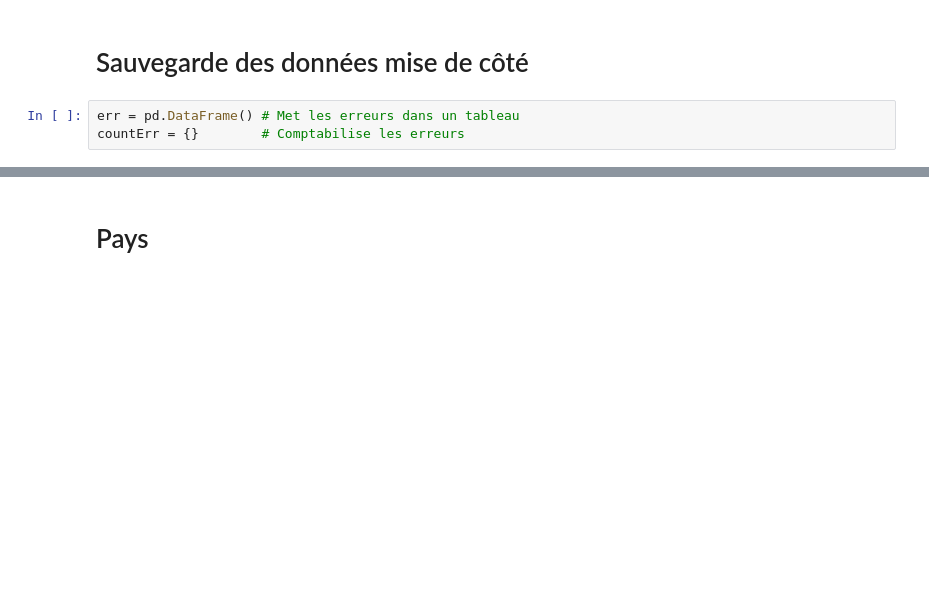
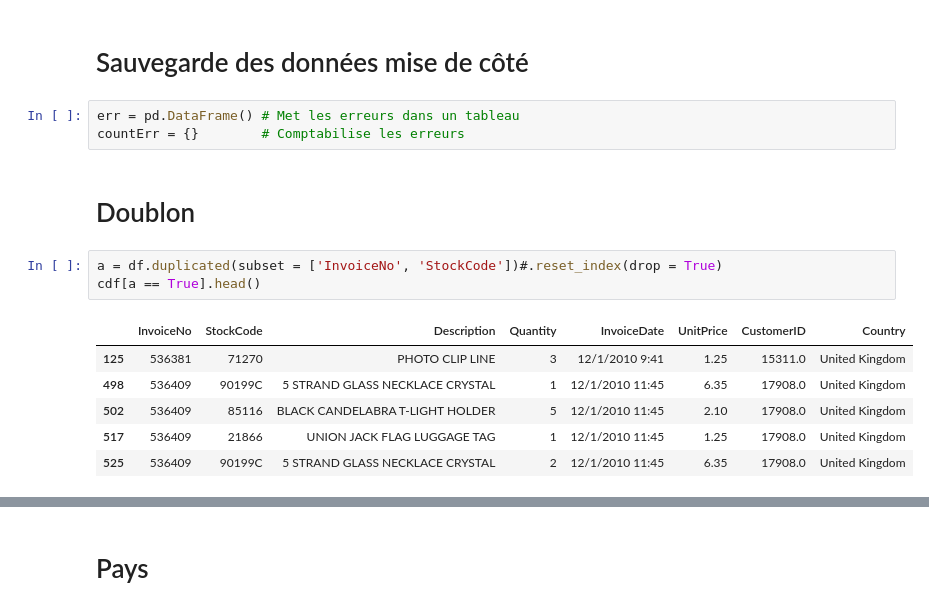
Before and after one commit to DevIA05/1C, a Jupyter notebook: ressource/ETL/script.ipynb, the cells around one changed output, grey strips where cells are left out. Saved outputs shown, nothing was run; the diff lists cells and outputs as text; blank space fills up the shorter version.

```diff
--- a/ressource/ETL/script.ipynb
+++ b/ressource/ETL/script.ipynb
@@ -59,3 +59,15 @@ array(['InvoiceNo', 'StockCode', 'Description', 'Quantity', 'InvoiceDate',
 # %%
 err = pd.DataFrame() # Met les erreurs dans un tableau
 countErr = {}        # Comptabilise les erreurs
+# %% [markdown]
+# Doublon
+# %%
+a = df.duplicated(subset = ['InvoiceNo', 'StockCode'])#.reset_index(drop = True)
+cdf[a == True].head()
+# %% [output]
+|  | InvoiceNo | StockCode | Description | Quantity | InvoiceDate | UnitPrice | CustomerID | Country |
+| 125 | 536381 | 71270 | PHOTO CLIP LINE | 3 | 12/1/2010 9:41 | 1.25 | 15311.0 | United Kingdom |
+| 498 | 536409 | 90199C | 5 STRAND GLASS NECKLACE CRYSTAL | 1 | 12/1/2010 11:45 | 6.35 | 17908.0 | United Kingdom |
+| 502 | 536409 | 85116 | BLACK CANDELABRA T-LIGHT HOLDER | 5 | 12/1/2010 11:45 | 2.10 | 17908.0 | United Kingdom |
+| 517 | 536409 | 21866 | UNION JACK FLAG LUGGAGE TAG | 1 | 12/1/2010 11:45 | 1.25 | 17908.0 | United Kingdom |
+| 525 | 536409 | 90199C | 5 STRAND GLASS NECKLACE CRYSTAL | 2 | 12/1/2010 11:45 | 6.35 | 17908.0 | United Kingdom |
```
Also changed, not shown: parts of 4 cells of this notebook, 1 other file.
